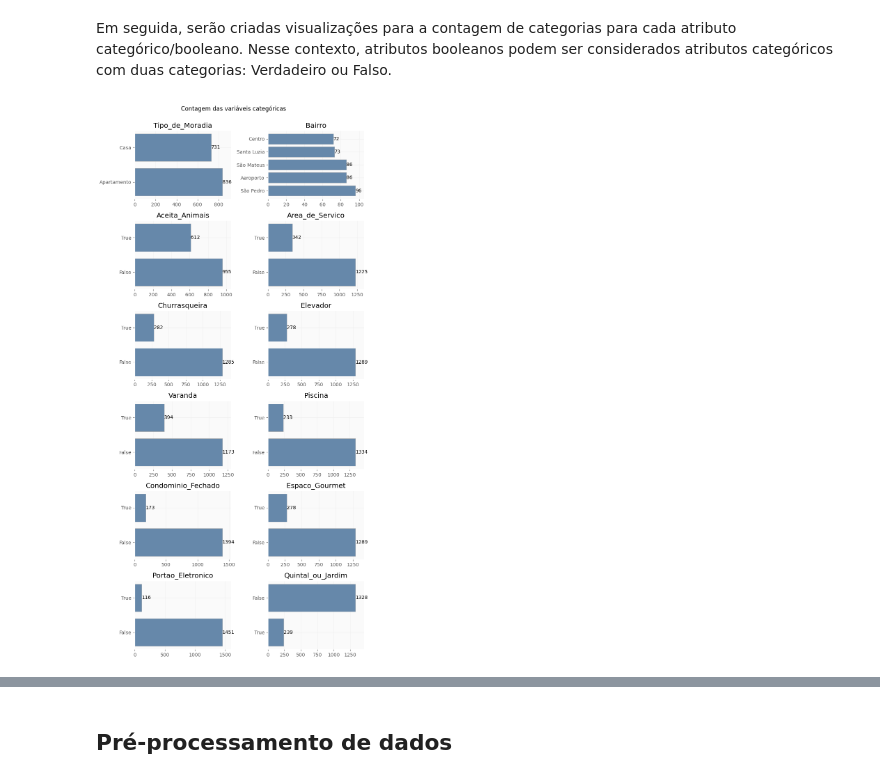
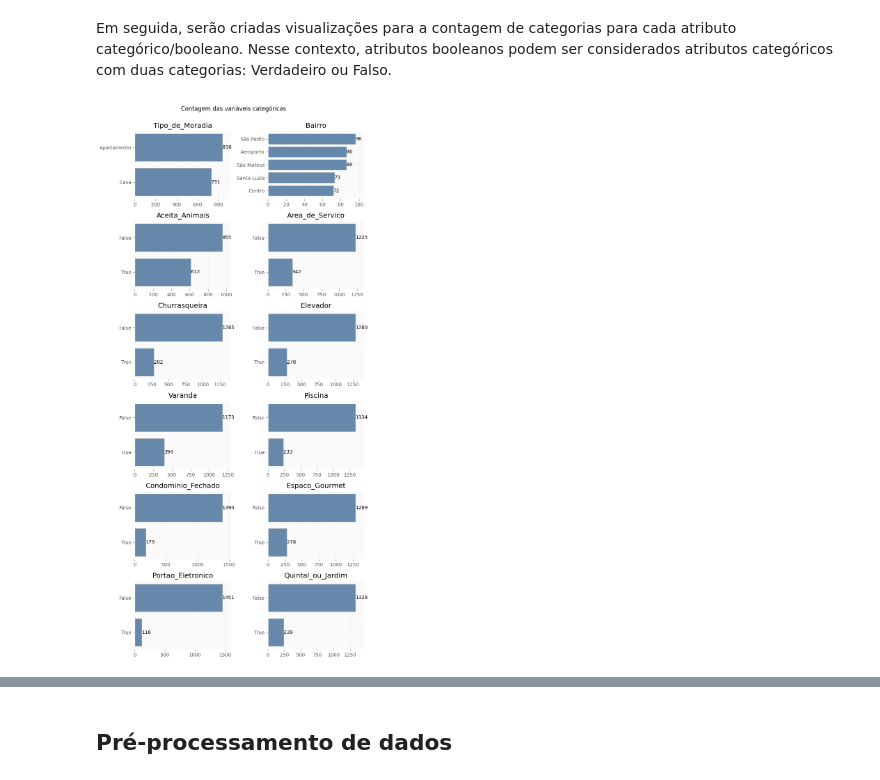
Before and after one commit to lcfdiniz/puc-rio, a Jupyter notebook: real-estate-market/real_estate_market.ipynb, the cells around one changed output, grey strips where cells are left out. Drawn from its saved outputs; the diff is of its cells as text; code cells hidden in the pictures.

Commit message:
:pencil: Criando visualizações

```diff
--- a/real-estate-market/real_estate_market.ipynb
+++ b/real-estate-market/real_estate_market.ipynb
@@ -386,28 +387,28 @@ Em seguida, serão criadas visualizações para a contagem de categorias para ca
 # %%
 # Captura os nomes das colunas categóricas
 cat_vars = df.select_dtypes(include=['object', 'bool']).columns
 
 # Cria um grid com três linhas e duas colunas
 fig, axes = plt.subplots(6, 2, figsize=(8,16))
 plt.subplots_adjust(hspace=0.2)
 
 # Itera pelo grid plotando os gráficos
 idx = 0
 for row in range(6):
   for col in range(2):
     ax = axes[row, col]
-    cats = df[cat_vars[idx]].value_counts().index[:5]
+    cats = df[cat_vars[idx]].value_counts().index[:5][::-1]
     cats = [str(cat) for cat in cats]
-    values = df[cat_vars[idx]].value_counts().values[:5]
+    values = df[cat_vars[idx]].value_counts().values[:5][::-1]
     ax.barh(y=cats, width=values, color=cor_padrao, edgecolor='darkgray')
     ax.set_xlim(0, values.max()*1.1)
     ax.bar_label(ax.containers[0])
     ax.set_title(cat_vars[idx])
     idx += 1
 
 # Adiciona um título ao gráfico
 plt.suptitle("Contagem das variáveis categóricas", y=1.00)
 # Elimina margens desnecessárias
 plt.tight_layout()
 # %% [output]
-[figure, old version]
+[figure, new version]
```
Also changed, not shown: parts of 6 cells of this notebook.
